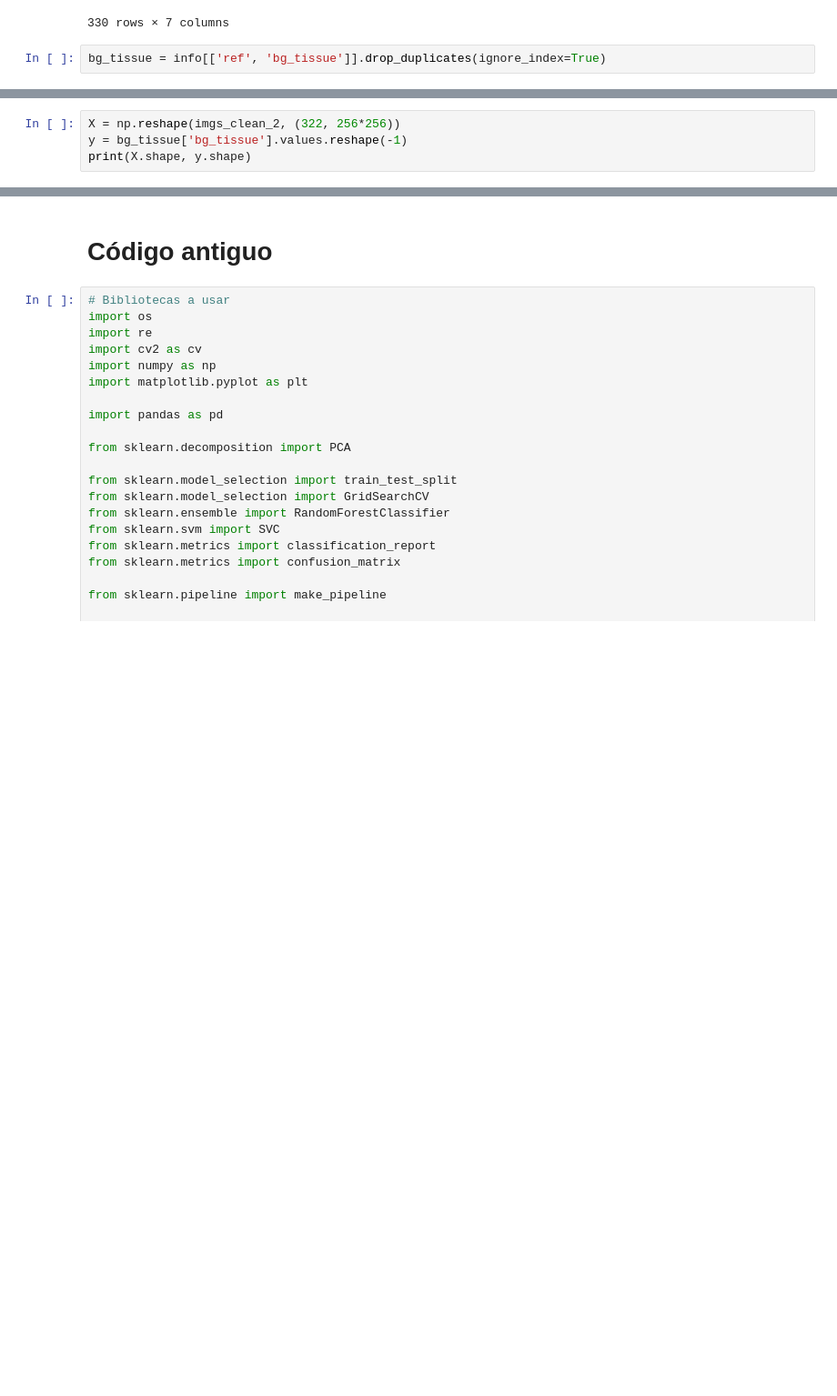
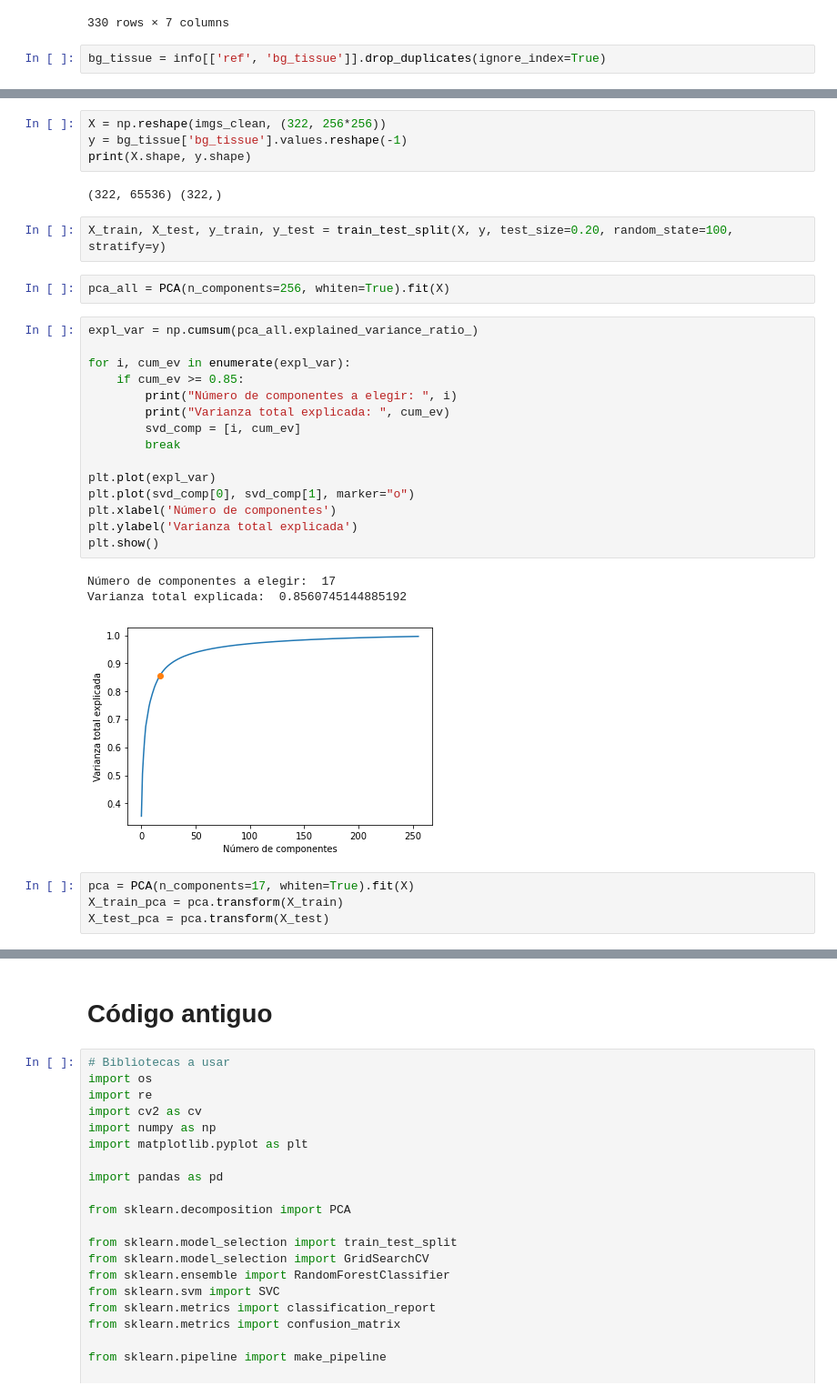
Before and after one commit to data-and-code/trabajo_con_imagenes, a Jupyter notebook: data-raw/just_code.ipynb, the cells around one changed output, grey strips where cells are left out. Shown at 91% size. Saved outputs shown, nothing was run; the diff lists cells and outputs as text; blank space fills up the shorter version.

```diff
--- a/data-raw/just_code.ipynb
+++ b/data-raw/just_code.ipynb
@@ -293,4 +343,33 @@ for mdb in mdb_clean:
 # %%
-X = np.reshape(imgs_clean_2, (322, 256*256))
+X = np.reshape(imgs_clean, (322, 256*256))
 y = bg_tissue['bg_tissue'].values.reshape(-1)
 print(X.shape, y.shape)
+# %% [output]
+(322, 65536) (322,)
+# %%
+X_train, X_test, y_train, y_test = train_test_split(X, y, test_size=0.20, random_state=100, stratify=y)
+# %%
+pca_all = PCA(n_components=256, whiten=True).fit(X)
+# %%
+expl_var = np.cumsum(pca_all.explained_variance_ratio_)
+
+for i, cum_ev in enumerate(expl_var):
+    if cum_ev >= 0.85:
+        print("Número de componentes a elegir: ", i)
+        print("Varianza total explicada: ", cum_ev)
+        svd_comp = [i, cum_ev]
+        break
+
+plt.plot(expl_var)
+plt.plot(svd_comp[0], svd_comp[1], marker="o")
+plt.xlabel('Número de componentes')
+plt.ylabel('Varianza total explicada')
+plt.show()
+# %% [output]
+Número de componentes a elegir:  17
+Varianza total explicada:  0.8560745144885192
+[figure, added]
+# %%
+pca = PCA(n_components=17, whiten=True).fit(X)
+X_train_pca = pca.transform(X_train)
+X_test_pca = pca.transform(X_test)
```
Also changed, not shown: parts of 18 cells of this notebook.
